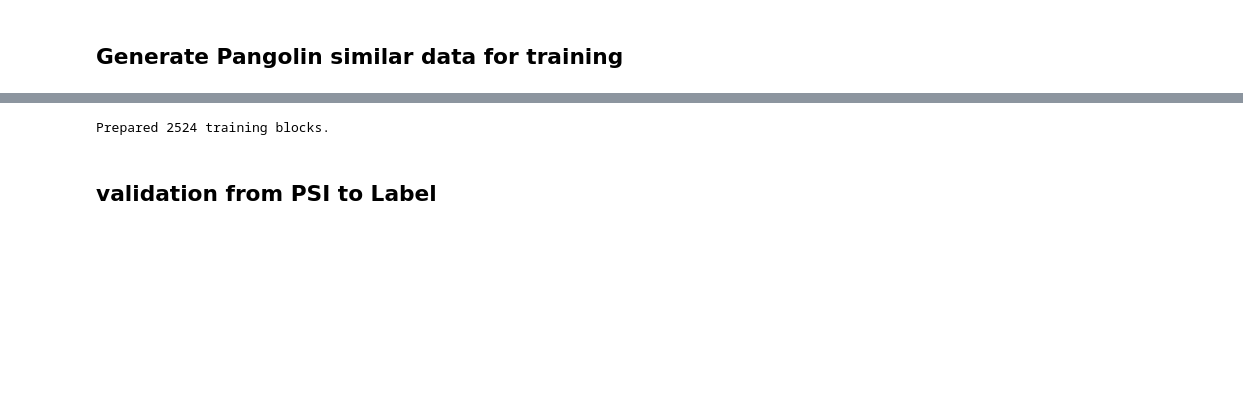
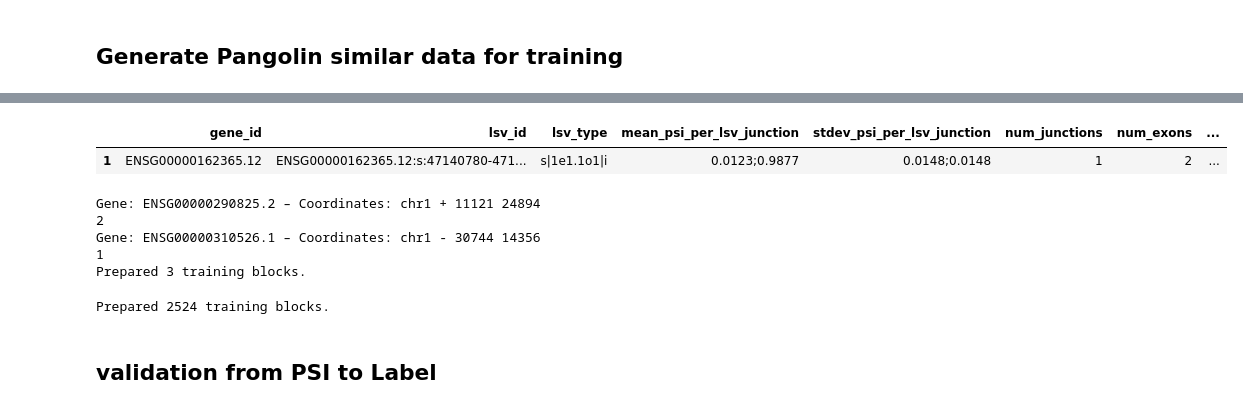
Before and after one commit to lux563624348/DL_RNA_Splicing, a Jupyter notebook: Generate_Training_DATA.ipynb, the cells around one changed output, grey strips where cells are left out. Drawn from its saved outputs; the diff is of its cells as text; code cells hidden in the pictures; blank space fills up the shorter version.

```diff
--- a/Generate_Training_DATA.ipynb
+++ b/Generate_Training_DATA.ipynb
@@ -134,3 +104,12 @@ Saved 1220 samples to 102_training_data_sequece_exp.pt
+# %%
+tpm_df = pd.read_csv("combined_expression_matrix.TPM.tsv", sep='\t').set_index('gene_id')
+gene_select = tpm_df.std(axis = 1).nlargest(10).index
+
+tpm_df = tpm_df.loc[gene_select, :]
+normalized_df = tpm_df.sub(tpm_df.min(axis=1), axis=0).div(tpm_df.max(axis=1) - tpm_df.min(axis=1), axis=0).fillna(0)
+normalized_df = normalized_df.round(3)
+
+normalized_df.to_csv("var_top10_exp.TPM.tsv", sep='\t')
 # %%
 def Write_Training_Data_From_EXP_PSI(normalized_df, _out_path="default_training_data.pt"):
     training_input = []
@@ -147,9 +126,9 @@ def Write_Training_Data_From_EXP_PSI(normalized_df, _out_path="default_training_
             continue
 
         for MAJIQ_TSV in tsv_files:
-            print(f"  Processing file: {MAJIQ_TSV}")
+            #print(f"  Processing file: {MAJIQ_TSV}")
             try:
-                majiq_df = pd.read_csv(MAJIQ_TSV, sep="\s+")[0:25]  # optionally limit for speed
+                majiq_df = pd.read_csv(MAJIQ_TSV, sep="\s+")[0:10]  # optionally limit for speed
             except Exception as e:
                 print(f"Failed to load {MAJIQ_TSV}: {e}")
                 continue
@@ -263,3 +168,64 @@ Prepared 1220 training blocks from 102 files.
+# %%
+normalized_df = pd.read_csv("var_top10_exp.TPM.tsv", sep='\t').set_index('gene_id')
+#normalized_df = normalized_df.loc[:, ["2027sTS"]]
+Write_Training_Data_From_EXP_PSI(normalized_df, "102_training_data_sequece_exp.pt")
+# %% [output]
+|  | gene_id | lsv_id | lsv_type | mean_psi_per_lsv_junction | stdev_psi_per_lsv_junction | num_junctions | num_exons | ... |
+| 1 | ENSG00000162365.12 | ENSG00000162365.12:s:47140780-471... | s|1e1.1o1|i | 0.0123;0.9877 | 0.0148;0.0148 | 1 | 2 | ... |
+# %%
+## code tuning
+
+DB_PATH = "/home/xli_p14/github/DL_RNA_Splicing/raw_data/annotation/gencode.v48.annotation.db"
+# ---- Main Logic ----
+#MAJIQ_TSV = "./demo/sample_output_MAJIQ.tsv"    # MAJIQ output file
+MAJIQ_TSV = "./raw_data/PSI/2027sTS.psi.tsv"
+majiq_df = pd.read_csv(MAJIQ_TSV, sep="\s+")[0:2]
+
+training_input = []
+training_label = []
+
+for _, row in majiq_df.iterrows():
+    gene = row['gene_id']
+    lsv_id = row['lsv_id']
+    chrom = lsv_id.split(':')[1]  # crude extraction
+    lsv_type = row['lsv_type']
+    psi_values = list(map(float, row['mean_psi_per_lsv_junction'].split(';')))
+    junction_coords = row['junctions_coords'].split(';')
+
+    # Map junction both end to PSI values
+    psi_map = {}
+    for junc, psi in zip(junction_coords, psi_values):
+        start, end = parse_coords(junc)
+        psi_map[start] = psi
+        psi_map[end] = psi
+
+    # Get TSS/TES for gene
+    result = get_gene_bounds(gene, DB_PATH)
+    if result is None:
+        print(f"Skipping {gene} – gene bounds not found.")
+        continue
+    chrom, strand, tss, tes = result
+    print (f"Gene: {gene} – Coordinates: {chrom} {strand} {tss} {tes}")
+    blocks = make_blocks(tss, tes, chrom, genome, PADDING, BLOCK_SIZE)
+    print (len(blocks))
+
+    for block_start, block_end, seq in blocks:
+        X = one_hot_encode(seq)
+        y = assign_labels(block_start, block_end, psi_map, PADDING, BLOCK_SIZE)
+        training_input.append(torch.tensor(X, dtype=torch.float32))
+        training_label.append(torch.tensor(y, dtype=torch.float32))
+        #break
+    #break
+
+# ---- Output ----
+print(f"Prepared {len(training_input)} training blocks.")
+#torch.save({'X': training_input, 'y': training_label}, "training_data.pt")
+# %% [output]
+Gene: ENSG00000290825.2 – Coordinates: chr1 + 11121 24894
+2
+Gene: ENSG00000310526.1 – Coordinates: chr1 - 30744 14356
+1
+Prepared 3 training blocks.
 # %%
 # ---- Main Logic ----
 #MAJIQ_TSV = "./demo/sample_output_MAJIQ.tsv"    # MAJIQ output file
```
Also changed, not shown: parts of 6 cells of this notebook, 3 other files.
